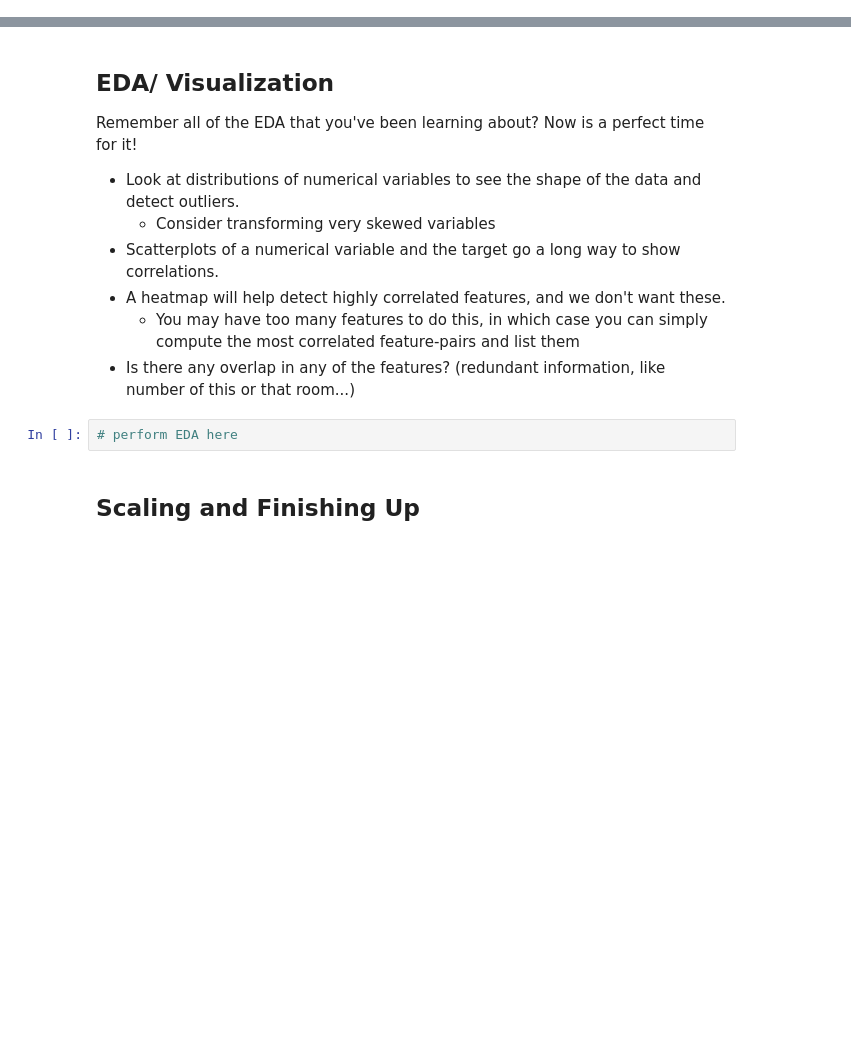
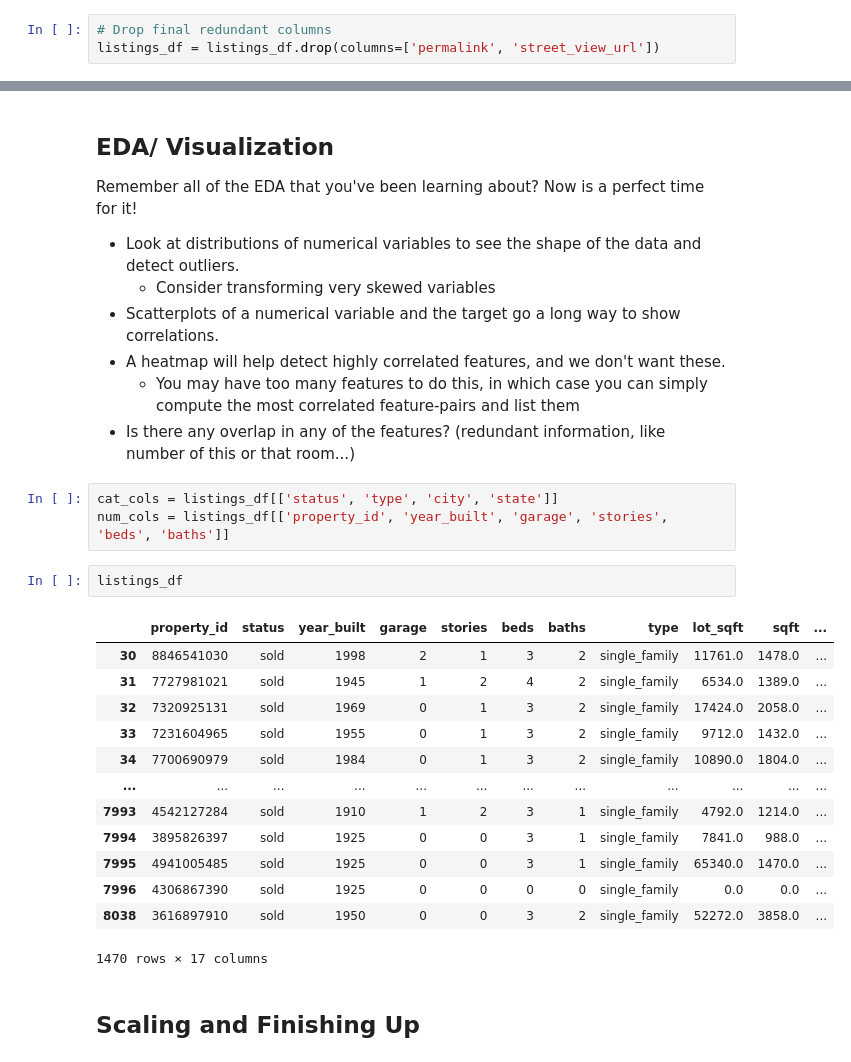
Before and after one commit to lemonsterpie/LHL-midterm, a Jupyter notebook: notebooks/1 - EDA.ipynb, the cells around one changed output, grey strips where cells are left out. Cells and saved outputs as stored; diff of their text form; blank space fills up the shorter version.

```diff
--- a/notebooks/1 - EDA.ipynb
+++ b/notebooks/1 - EDA.ipynb
@@ -164,0 +430,3 @@ At this point, ensure that you have all sales in a dataframe.
+# %%
+# Drop final redundant columns
+listings_df = listings_df.drop(columns=['permalink', 'street_view_url'])
@@ -205,8 +506,25 @@ Remember all of the EDA that you've been learning about?  Now is a perfect time
 - A heatmap will help detect highly correlated features, and we don't want these.
     - You may have too many features to do this, in which case you can simply compute the most correlated feature-pairs and list them
 - Is there any overlap in any of the features? (redundant information, like number of this or that room...)
-# %%
-# perform EDA here
+# %%
+cat_cols = listings_df[['status', 'type', 'city', 'state']]
+num_cols = listings_df[['property_id', 'year_built', 'garage', 'stories', 'beds', 'baths']]
+# %%
+listings_df
+# %% [output]
+|  | property_id | status | year_built | garage | stories | beds | baths | type | lot_sqft | sqft | ... |
+| 30 | 8846541030 | sold | 1998 | 2 | 1 | 3 | 2 | single_family | 11761.0 | 1478.0 | ... |
+| 31 | 7727981021 | sold | 1945 | 1 | 2 | 4 | 2 | single_family | 6534.0 | 1389.0 | ... |
+| 32 | 7320925131 | sold | 1969 | 0 | 1 | 3 | 2 | single_family | 17424.0 | 2058.0 | ... |
+| 33 | 7231604965 | sold | 1955 | 0 | 1 | 3 | 2 | single_family | 9712.0 | 1432.0 | ... |
+| 34 | 7700690979 | sold | 1984 | 0 | 1 | 3 | 2 | single_family | 10890.0 | 1804.0 | ... |
+| ... | ... | ... | ... | ... | ... | ... | ... | ... | ... | ... | ... |
+| 7993 | 4542127284 | sold | 1910 | 1 | 2 | 3 | 1 | single_family | 4792.0 | 1214.0 | ... |
+| 7994 | 3895826397 | sold | 1925 | 0 | 0 | 3 | 1 | single_family | 7841.0 | 988.0 | ... |
+| 7995 | 4941005485 | sold | 1925 | 0 | 0 | 3 | 1 | single_family | 65340.0 | 1470.0 | ... |
+| 7996 | 4306867390 | sold | 1925 | 0 | 0 | 0 | 0 | single_family | 0.0 | 0.0 | ... |
+| 8038 | 3616897910 | sold | 1950 | 0 | 0 | 3 | 2 | single_family | 52272.0 | 3858.0 | ... |
+1470 rows × 17 columns
 # %% [markdown]
 ## Scaling and Finishing Up
 # %% [markdown]
```
Also changed, not shown: parts of 23 cells of this notebook, 4 other files.
